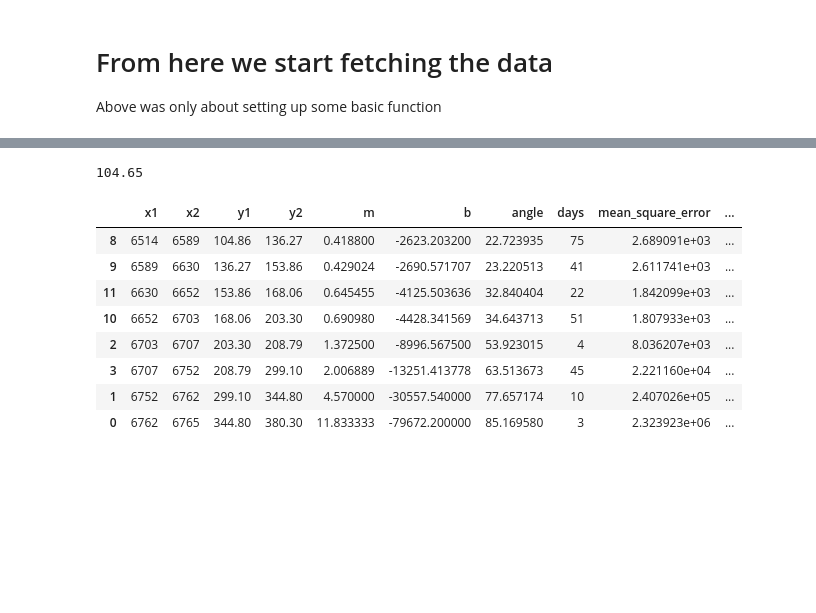
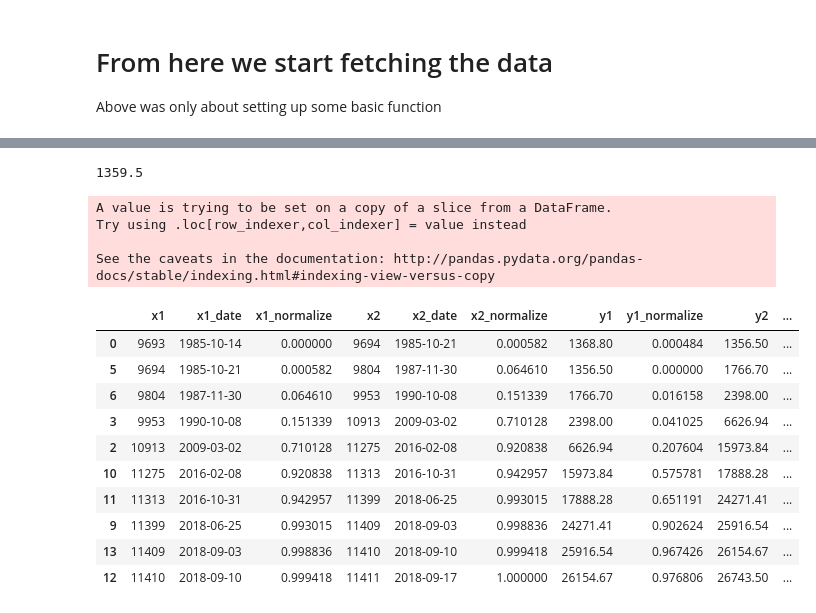
Before and after one commit to hyperwave-research/research, a Jupyter notebook: hyperwave_find_phases.ipynb, the cells around one changed output, grey strips where cells are left out. Saved outputs shown, nothing was run; the diff lists cells and outputs as text; code cells hidden in the pictures; blank space fills up the shorter version.

```diff
--- a/hyperwave_find_phases.ipynb
+++ b/hyperwave_find_phases.ipynb
@@ -151,7 +191,8 @@ def add_weekid_and_price_is_closing_up(df):
 #     df = df.rename(columns={'Adj. Close':'close', 'Low':'low', 'Open':'open', 'High':'high',})
     df['is_price_closing_up'] = df.close > df.close.shift()
     df['weekId'] = df.apply (lambda row: get_nb_weeks (row),axis=1)
-    df = df.drop("volume", axis=1)
+    if "volume" in list(df.columns.values):
+        df = df.drop("volume", axis=1)
     return df.sort_values(by="date")
 
 class Investopedia_Loader():
@@ -161,7 +202,7 @@ class Investopedia_Loader():
 
     def _clean_data(self, df):
         df.loc[:,('date')] = pd.to_datetime(df.loc[:,('Date')])
-        df = df.rename(columns={'Adj. Close':'close', 'Low':'low', 'Open':'open', 'High':'high',})
+        df = df.rename(columns={'Adj. Close':'close', 'Low':'low', 'Open':'open', 'High':'high','Volume':'volume'})
         df = df.set_index('date')
         df['date'] = df.index
         return df
@@ -304,6 +345,9 @@ def get_nb_weeks(row, base_date = root_date):
 
 def get_weekId_max_price(df):
     return df.loc[ df.loc[:,('close')].argmax()]['weekId']
+
+def get_weekId_min_price(df):
+    return df.loc[ df.loc[:,('close')].argmin()]['weekId']
 # %%
 def get_weekId_cartesian_product(df):
     df_from = df.loc[:,('weekId',"close")].rename(index=str, columns={"weekId": "weekId_from", "close": "close_from"})
@@ -321,7 +365,10 @@ df_weekly_price_raw = get_historical_data(symbol, data_source, 'Weekly')
 df_weekly_price = add_weekid_and_price_is_closing_up(df_weekly_price_raw)
 
 max_price_weekId = get_weekId_max_price(df_weekly_price)
+
 df_weekly_price_until_max = df_weekly_price [(df_weekly_price.weekId <= max_price_weekId)]
+min_price_before_max_weekId = get_weekId_min_price(df_weekly_price_until_max)
+df_weekly_price_until_max = df_weekly_price_until_max [(df_weekly_price_until_max.weekId >= min_price_before_max_weekId)]
 # weekId_close_from_to = get_weekId_cartesian_product(df_weekly_price_until_max)
 # %%
 print(max_price_weekId)
@@ -487,7 +583,7 @@ amazon : {} 0.008742773176463573
 def graph_hyperwave(df_data, df_hyperwave):
 
     x = df_data['weekId'].values
-    y =  df_data['close'].values
+    y =  df_data['close_normalize'].values
     trace0 = go.Scatter(
         x = x,
         y = y,
@@ -534,42 +743,53 @@ def graph_hyperwave(df_data, df_hyperwave):
 # %%
 df = df_weekly_price_until_max
-max_weekId = 6492
-nb_tail_items = 104
+max_weekId = 9689
+nb_tail_items = 156
 
 def get_max_price(df, column_name = 'close'):
     return df.loc[ df.loc[:,(column_name)].argmax()][column_name]
 # weekId_max_price = get_weekId_max_price(last_n_weeks_Items)
 #     max_price_last_n_weeks = last_n_weeks_Items[(last_n_weeks_Items.weekId == weekId_max_price )].iloc[0]
 
-last_n_weeks_Items = df[(df.weekId < max_weekId)].tail(nb_tail_items)
+last_n_weeks_Items = df[(df.weekId <= max_weekId)].tail(nb_tail_items)
 max_price = get_max_price(last_n_weeks_Items )
 
 print( max_price)
 
 df_week_greater_than = df[(df.weekId >= max_weekId)]
 
 # df.loc[ df.loc[:,('close')].argmax()]['weekId']
 df_val_price_greater_than_max = df_week_greater_than[(df_week_greater_than.close > max_price)]
 weekId_start_hyperwave = df_val_price_greater_than_max.loc[ df_val_price_greater_than_max.loc[:,('weekId')].argmin()]['weekId']
 df_week_greater_than = df[(df.weekId >= weekId_start_hyperwave )]
-df_hyperwave = get_hull_tangent(df_week_greater_than).sort_values(['x1','y2'], ascending=[True, False])
+
+df = get_normalize_column(df_week_greater_than, 'close')
+df = get_normalize_column(df, 'weekId')
+
+df_hyperwave = get_hull_tangent(df,"weekId_normalize", "close_normalize").sort_values(['x1','y2'], ascending=[True, False])
 
 
 df_hyperwave = delete_shorter_path(df_hyperwave)
-display(df_hyperwave)
+with pd.option_context('display.max_rows', None, 'display.max_columns', None):
+    display(df_hyperwave)
 py.iplot(graph_hyperwave(df_weekly_price_until_max,df_hyperwave), filename='hyperwave')
 # py.iplot(fig, filename='shapes-lines')
 # %% [output]
-104.65
+1359.5
+A value is trying to be set on a copy of a slice from a DataFrame.
+Try using .loc[row_indexer,col_indexer] = value instead
+
+See the caveats in the documentation: http://pandas.pydata.org/pandas-docs/stable/indexing.html#indexing-view-versus-copy
-|  | x1 | x2 | y1 | y2 | m | b | angle | days | mean_square_error | ... |
-| 8 | 6514 | 6589 | 104.86 | 136.27 | 0.418800 | -2623.203200 | 22.723935 | 75 | 2.689091e+03 | ... |
-| 9 | 6589 | 6630 | 136.27 | 153.86 | 0.429024 | -2690.571707 | 23.220513 | 41 | 2.611741e+03 | ... |
-| 11 | 6630 | 6652 | 153.86 | 168.06 | 0.645455 | -4125.503636 | 32.840404 | 22 | 1.842099e+03 | ... |
-| 10 | 6652 | 6703 | 168.06 | 203.30 | 0.690980 | -4428.341569 | 34.643713 | 51 | 1.807933e+03 | ... |
-| 2 | 6703 | 6707 | 203.30 | 208.79 | 1.372500 | -8996.567500 | 53.923015 | 4 | 8.036207e+03 | ... |
-| 3 | 6707 | 6752 | 208.79 | 299.10 | 2.006889 | -13251.413778 | 63.513673 | 45 | 2.221160e+04 | ... |
-| 1 | 6752 | 6762 | 299.10 | 344.80 | 4.570000 | -30557.540000 | 77.657174 | 10 | 2.407026e+05 | ... |
-| 0 | 6762 | 6765 | 344.80 | 380.30 | 11.833333 | -79672.200000 | 85.169580 | 3 | 2.323923e+06 | ... |
+|  | x1 | x1_date | x1_normalize | x2 | x2_date | x2_normalize | y1 | y1_normalize | y2 | ... |
+| 0 | 9693 | 1985-10-14 | 0.000000 | 9694 | 1985-10-21 | 0.000582 | 1368.80 | 0.000484 | 1356.50 | ... |
+| 5 | 9694 | 1985-10-21 | 0.000582 | 9804 | 1987-11-30 | 0.064610 | 1356.50 | 0.000000 | 1766.70 | ... |
+| 6 | 9804 | 1987-11-30 | 0.064610 | 9953 | 1990-10-08 | 0.151339 | 1766.70 | 0.016158 | 2398.00 | ... |
+| 3 | 9953 | 1990-10-08 | 0.151339 | 10913 | 2009-03-02 | 0.710128 | 2398.00 | 0.041025 | 6626.94 | ... |
+| 2 | 10913 | 2009-03-02 | 0.710128 | 11275 | 2016-02-08 | 0.920838 | 6626.94 | 0.207604 | 15973.84 | ... |
+| 10 | 11275 | 2016-02-08 | 0.920838 | 11313 | 2016-10-31 | 0.942957 | 15973.84 | 0.575781 | 17888.28 | ... |
+| 11 | 11313 | 2016-10-31 | 0.942957 | 11399 | 2018-06-25 | 0.993015 | 17888.28 | 0.651191 | 24271.41 | ... |
+| 9 | 11399 | 2018-06-25 | 0.993015 | 11409 | 2018-09-03 | 0.998836 | 24271.41 | 0.902624 | 25916.54 | ... |
+| 13 | 11409 | 2018-09-03 | 0.998836 | 11410 | 2018-09-10 | 0.999418 | 25916.54 | 0.967426 | 26154.67 | ... |
+| 12 | 11410 | 2018-09-10 | 0.999418 | 11411 | 2018-09-17 | 1.000000 | 26154.67 | 0.976806 | 26743.50 | ... |
 [interactive output not drawn]
 # %%
 
```
Also changed, not shown: parts of 14 cells of this notebook.
